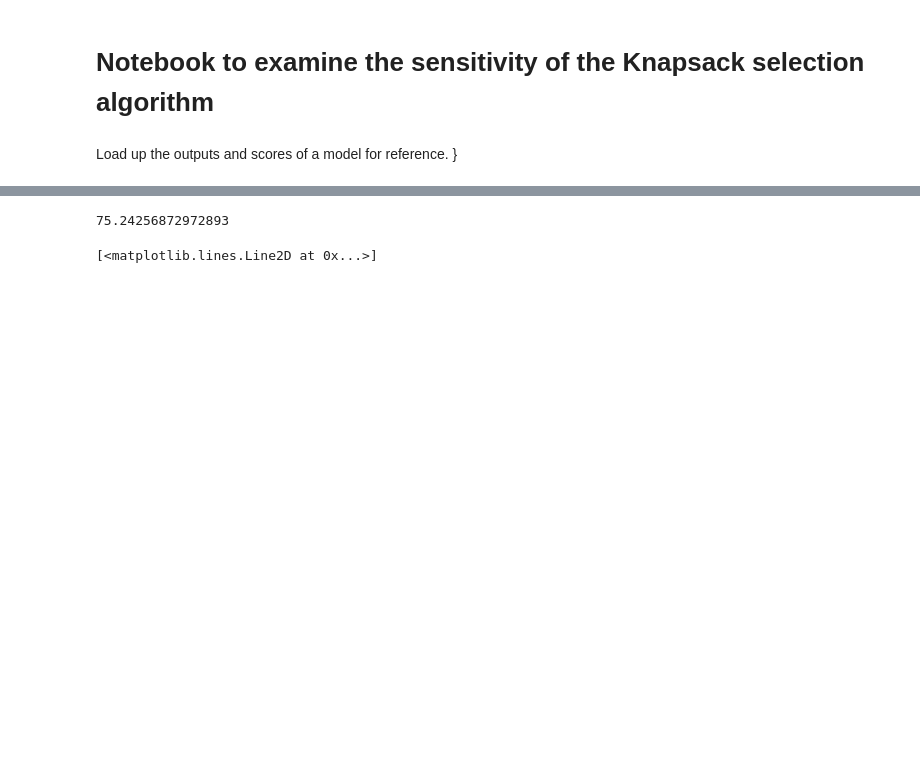
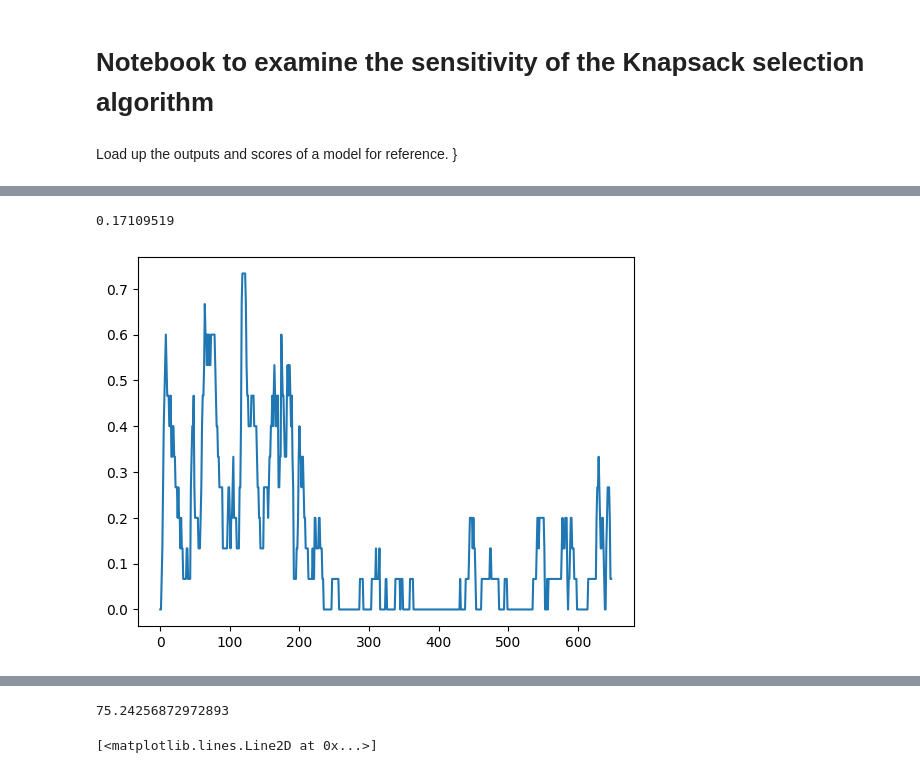
Before and after one commit to AashGan/VidSumMethods, a Jupyter notebook: Methodology problem 5.ipynb, the cells around one changed output, grey strips where cells are left out. Drawn from its saved outputs; the diff is of its cells as text; code cells hidden in the pictures; blank space fills up the shorter version.

```diff
--- a/Methodology problem 5.ipynb
+++ b/Methodology problem 5.ipynb
@@ -16,11 +16,12 @@ outputs = json.load(open('SensitivityExpt/Attention/Output/outputs.json'))
 # %%
-data_h5 = h5py.File('Data/original/googlenet_tvsum.h5')
+data_h5 = h5py.File('Data/original/googlenet_summe.h5')
 # %%
 video_index = 'video_10'
 user_summary = data_h5[video_index]['user_summary'][...]
 shot_bounds = data_h5[video_index]['change_points'][...]
 n_frames = data_h5[video_index]['n_frames'][...]
 picks = data_h5[video_index]['picks'][...]
+ground_truth = data_h5[video_index]['gtscore'][...]
 video_10_output = outputs[video_index]
 # %%
 split_1_results
@@ -38,2 +41,8 @@ split_1_results
+# %%
+plt.plot(ground_truth)
+print(ground_truth.std())
+# %% [output]
+0.17109519
+[figure, added]
 # %%
 plt.plot(video_10_output)
```
Also changed, not shown: parts of 3 cells of this notebook, 30 other files.
